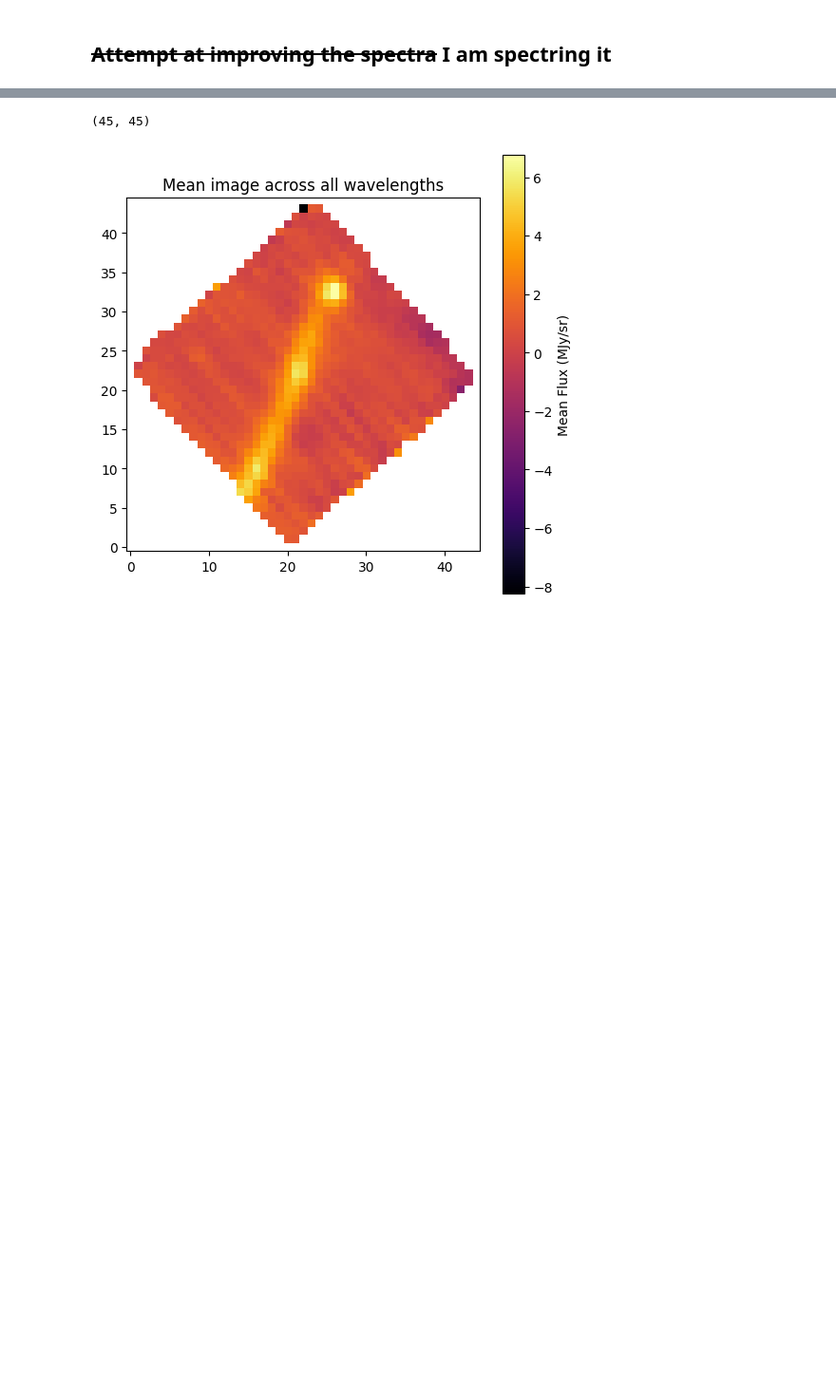
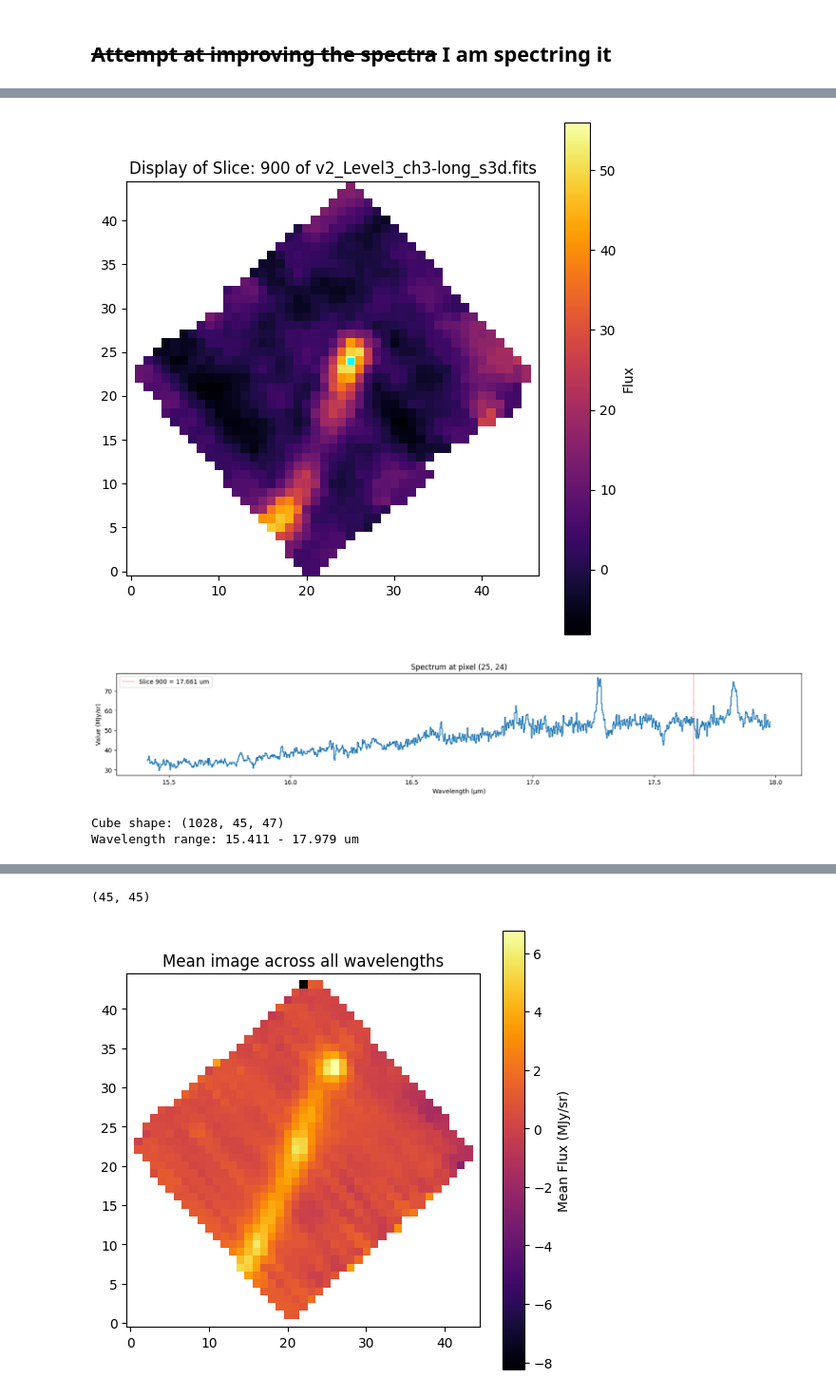
Before and after one commit to fa-yil/miri_bg_subtract, a Jupyter notebook: miri_notebook/spectroscopy.ipynb, the cells around one changed output, grey strips where cells are left out. Shown at 95% size. Cells and saved outputs as stored; diff of their text form; code cells hidden in the pictures; blank space fills up the shorter version.

```diff
--- a/miri_notebook/spectroscopy.ipynb
+++ b/miri_notebook/spectroscopy.ipynb
@@ -112,2 +92,32 @@ Wavelength range: 15.411 - 17.979 um
+# %%
+plt.figure(figsize=(7, 7))
+plt.imshow(image_data[slice_index], cmap="inferno", origin="lower")
+plt.colorbar(label='Flux')
+plt.title(f'Display of Slice: {slice_index} of v2_Level3_ch3-long_s3d.fits')
+
+plt.step(x, y, marker="s", color="cyan", markersize=5, markeredgewidth=1)
+plt.show()
+
+
+# Taking spectrum of a single pixel in the image
+x, y = 25, 24
+plt.figure(figsize=(20, 3))
+plt.step(wave, spectrum)
+plt.axvline(x=wave[slice_index], lw=0.5,
+            label=f"Slice {slice_index} = {wave[slice_index]:.3f} um",
+            color='red', linestyle='dashed', ymin=0, ymax=1)
+plt.xlabel("Wavelength (μm)")
+plt.ylabel("Value (MJy/sr)")
+plt.title(f"Spectrum at pixel ({x}, {y})")
+plt.legend()
+plt.show()
+
+print(f"Cube shape: {image_data.shape}")
+print(f"Wavelength range: {wave.min():.3f} - {wave.max():.3f} um")
+# %% [output]
+[figure, added]
+[figure, added]
+Cube shape: (1028, 45, 47)
+Wavelength range: 15.411 - 17.979 um
 # %%
 # z = 2.2355
```
Also changed, not shown: parts of 11 cells of this notebook, 4 other files.
